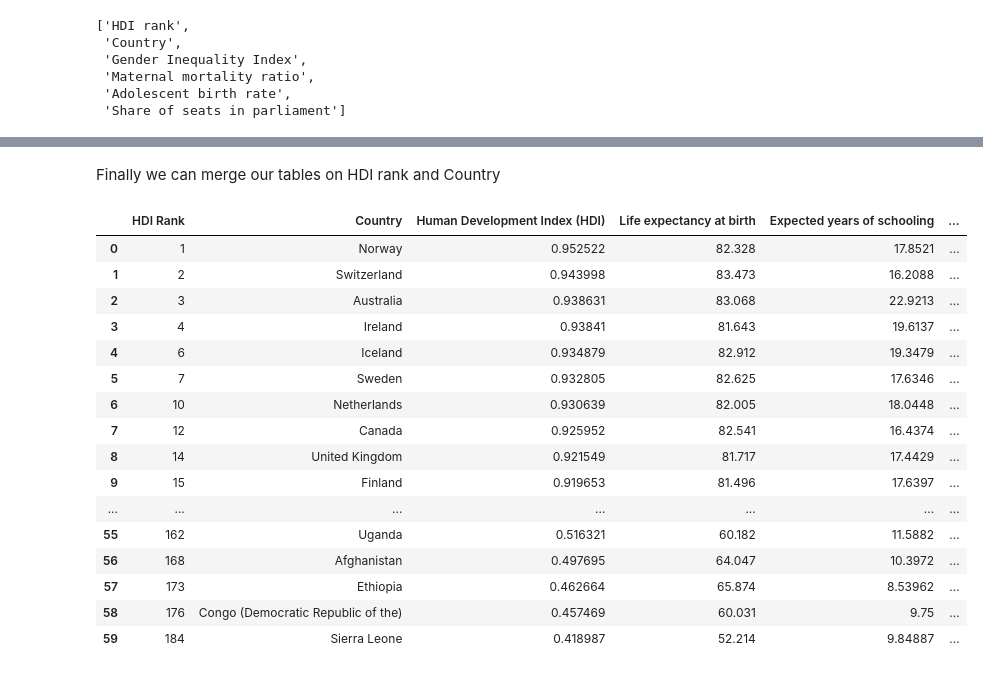
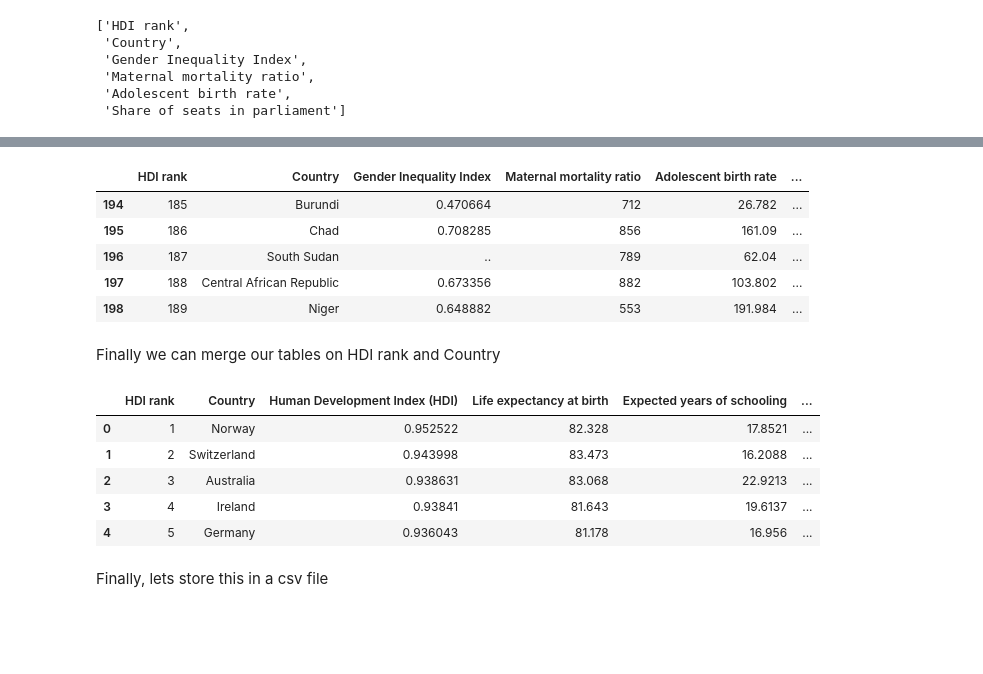
Before and after one commit to CiaranCurran/COMP30760, a Jupyter notebook: undp.ipynb, the cells around one changed output, grey strips where cells are left out. Drawn from its saved outputs; the diff is of its cells as text; code cells hidden in the pictures; blank space fills up the shorter version.

```diff
--- a/undp.ipynb
+++ b/undp.ipynb
@@ -61,3 +60,5 @@ data.columns = headers
+# %%
+data.columns = headers[:14] #here we give a slice of the headers list as we have removed the second column for HDI rank
 # %%
 data.head()
 # %% [output]
@@ -162,6 +145,6 @@ df.head(20)
 # %%
-data2 = df[7:]
-data2.head()
+gender_inequality_data = df[7:]
+gender_inequality_data.head()
 # %% [output]
 |  | Table 5. Gender Inequality Index | Unnamed: 1 | Unnamed: 2 | Unnamed: 3 | Unnamed: 4 | Unnamed: 5 | Unnamed: 6 | ... |
 | 7 | 1 | Norway | 0.0481388 | NaN | 5 | NaN | 5 | ... |
@@ -196,8 +179,8 @@ headers
 headers[0] = 'HDI rank'
 headers[1] = 'Country'
 # %%
-data2.columns = headers
-data2.head()
+gender_inequality_data.columns = headers
+gender_inequality_data.head()
 # %% [output]
 |  | HDI rank | Country | Gender Inequality Index | nan | nan | nan | Maternal mortality ratio | nan | ... |
 | 7 | 1 | Norway | 0.0481388 | NaN | 5 | NaN | 5 | NaN | ... |
@@ -233,24 +205,26 @@ data2.tail()
+# %%
+gender_inequality_data = gender_inequality_data.loc[:, useful_columns]
+gender_inequality_data = gender_inequality_data[pd.to_numeric(gender_inequality_data['HDI rank'], errors='coerce').notnull()]
+gender_inequality_data.tail()
+# %% [output]
+|  | HDI rank | Country | Gender Inequality Index | Maternal mortality ratio | Adolescent birth rate | ... |
+| 194 | 185 | Burundi | 0.470664 | 712 | 26.782 | ... |
+| 195 | 186 | Chad | 0.708285 | 856 | 161.09 | ... |
+| 196 | 187 | South Sudan | .. | 789 | 62.04 | ... |
+| 197 | 188 | Central African Republic | 0.673356 | 882 | 103.802 | ... |
+| 198 | 189 | Niger | 0.648882 | 553 | 191.984 | ... |
 # %% [markdown]
 
 Finally we can merge our tables on HDI rank and Country
 # %%
-data = pd.merge(data, data2, on=['HDI rank','Country'])
+data = pd.merge(data, gender_inequality_data, on=['HDI rank','Country'])
 data.head()
 # %% [output]
-|  | HDI Rank | Country | Human Development Index (HDI) | Life expectancy at birth | Expected years of schooling | ... |
+|  | HDI rank | Country | Human Development Index (HDI) | Life expectancy at birth | Expected years of schooling | ... |
 | 0 | 1 | Norway | 0.952522 | 82.328 | 17.8521 | ... |
 | 1 | 2 | Switzerland | 0.943998 | 83.473 | 16.2088 | ... |
 | 2 | 3 | Australia | 0.938631 | 83.068 | 22.9213 | ... |
 | 3 | 4 | Ireland | 0.93841 | 81.643 | 19.6137 | ... |
-| 4 | 6 | Iceland | 0.934879 | 82.912 | 19.3479 | ... |
-| 5 | 7 | Sweden | 0.932805 | 82.625 | 17.6346 | ... |
-| 6 | 10 | Netherlands | 0.930639 | 82.005 | 18.0448 | ... |
-| 7 | 12 | Canada | 0.925952 | 82.541 | 16.4374 | ... |
-| 8 | 14 | United Kingdom | 0.921549 | 81.717 | 17.4429 | ... |
-| 9 | 15 | Finland | 0.919653 | 81.496 | 17.6397 | ... |
-| ... | ... | ... | ... | ... | ... | ... |
-| 55 | 162 | Uganda | 0.516321 | 60.182 | 11.5882 | ... |
-| 56 | 168 | Afghanistan | 0.497695 | 64.047 | 10.3972 | ... |
-| 57 | 173 | Ethiopia | 0.462664 | 65.874 | 8.53962 | ... |
-| 58 | 176 | Congo (Democratic Republic of the) | 0.457469 | 60.031 | 9.75 | ... |
-| 59 | 184 | Sierra Leone | 0.418987 | 52.214 | 9.84887 | ... |
+| 4 | 5 | Germany | 0.936043 | 81.178 | 16.956 | ... |
+# %% [markdown]
+Finally, lets store this in a csv file
```
Also changed, not shown: parts of 21 cells of this notebook, 1 other file.
